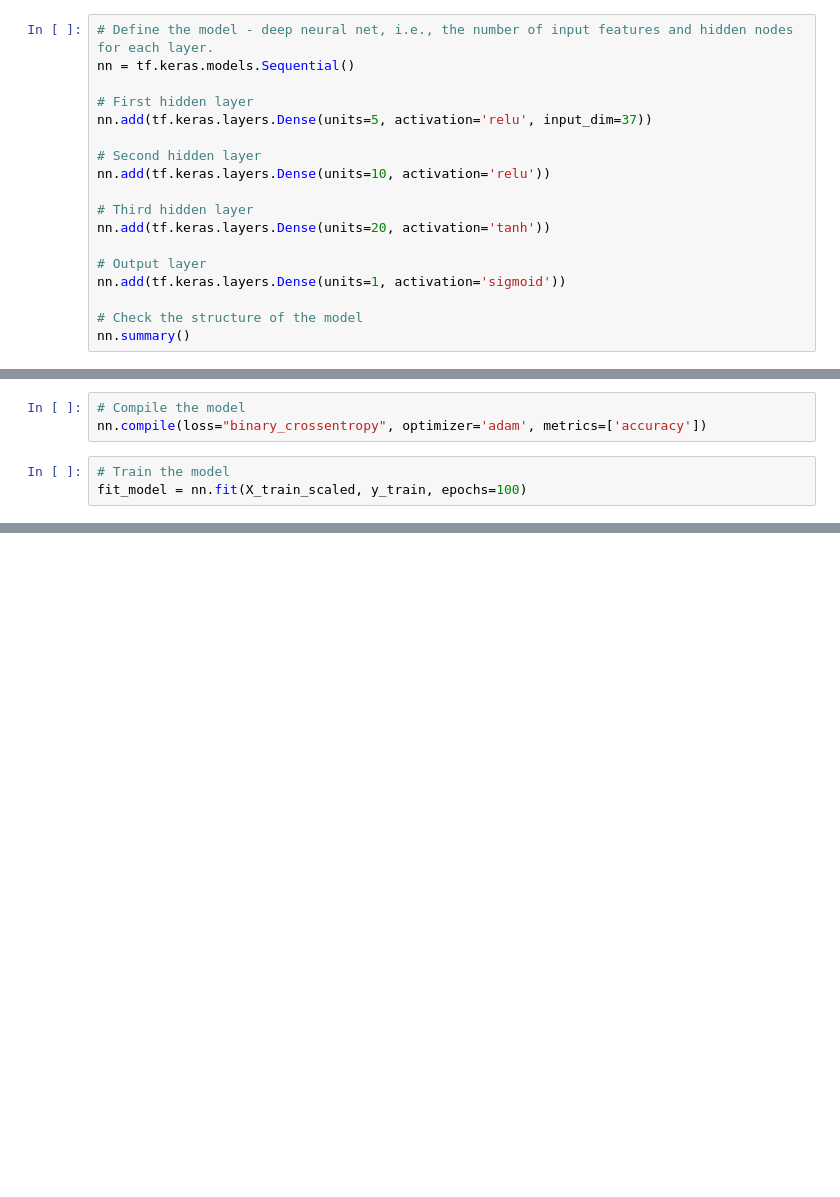
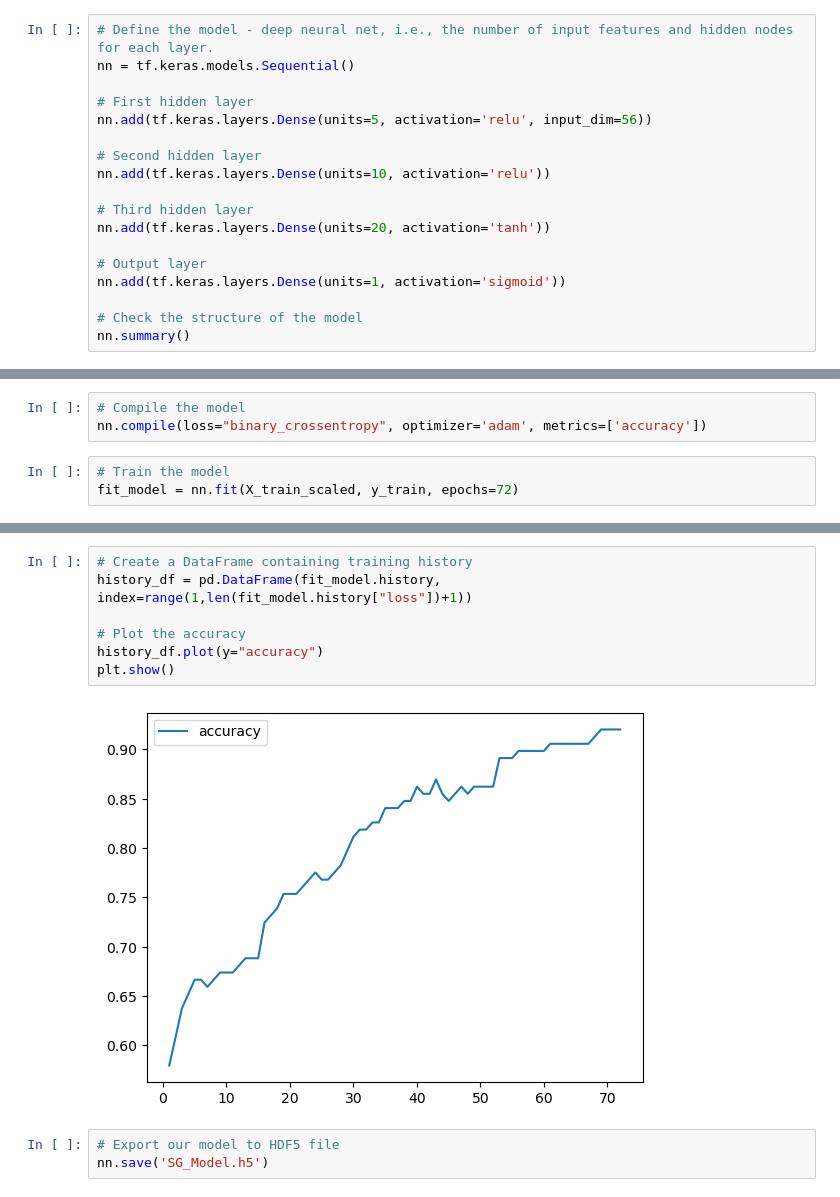
Before and after one commit to theexiong/project4, a Jupyter notebook: SGNeuralNetwork.ipynb, the cells around one changed output, grey strips where cells are left out. Cells and saved outputs as stored; diff of their text form; blank space fills up the shorter version.

```diff
--- a/SGNeuralNetwork.ipynb
+++ b/SGNeuralNetwork.ipynb
@@ -413,7 +422,7 @@ X_test_scaled = X_scaler.transform(X_test)
 nn = tf.keras.models.Sequential()
 
 # First hidden layer
-nn.add(tf.keras.layers.Dense(units=5, activation='relu', input_dim=37))
+nn.add(tf.keras.layers.Dense(units=5, activation='relu', input_dim=56))
 
 # Second hidden layer
 nn.add(tf.keras.layers.Dense(units=10, activation='relu'))
@@ -449,5 +458,5 @@ _________________________________________________________________
 nn.compile(loss="binary_crossentropy", optimizer='adam', metrics=['accuracy'])
 # %%
 # Train the model
-fit_model = nn.fit(X_train_scaled, y_train, epochs=100)
+fit_model = nn.fit(X_train_scaled, y_train, epochs=72)
 # %% [output]
@@ -477,0 +487,12 @@ Loss: 0.38401877880096436, Accuracy: 0.8478260636329651
+# %%
+# Create a DataFrame containing training history
+history_df = pd.DataFrame(fit_model.history, index=range(1,len(fit_model.history["loss"])+1))
+
+# Plot the accuracy
+history_df.plot(y="accuracy")
+plt.show()
+# %% [output]
+[figure, added]
+# %%
+# Export our model to HDF5 file
+nn.save('SG_Model.h5')
```
Also changed, not shown: parts of 18 cells of this notebook, 1 other file.
